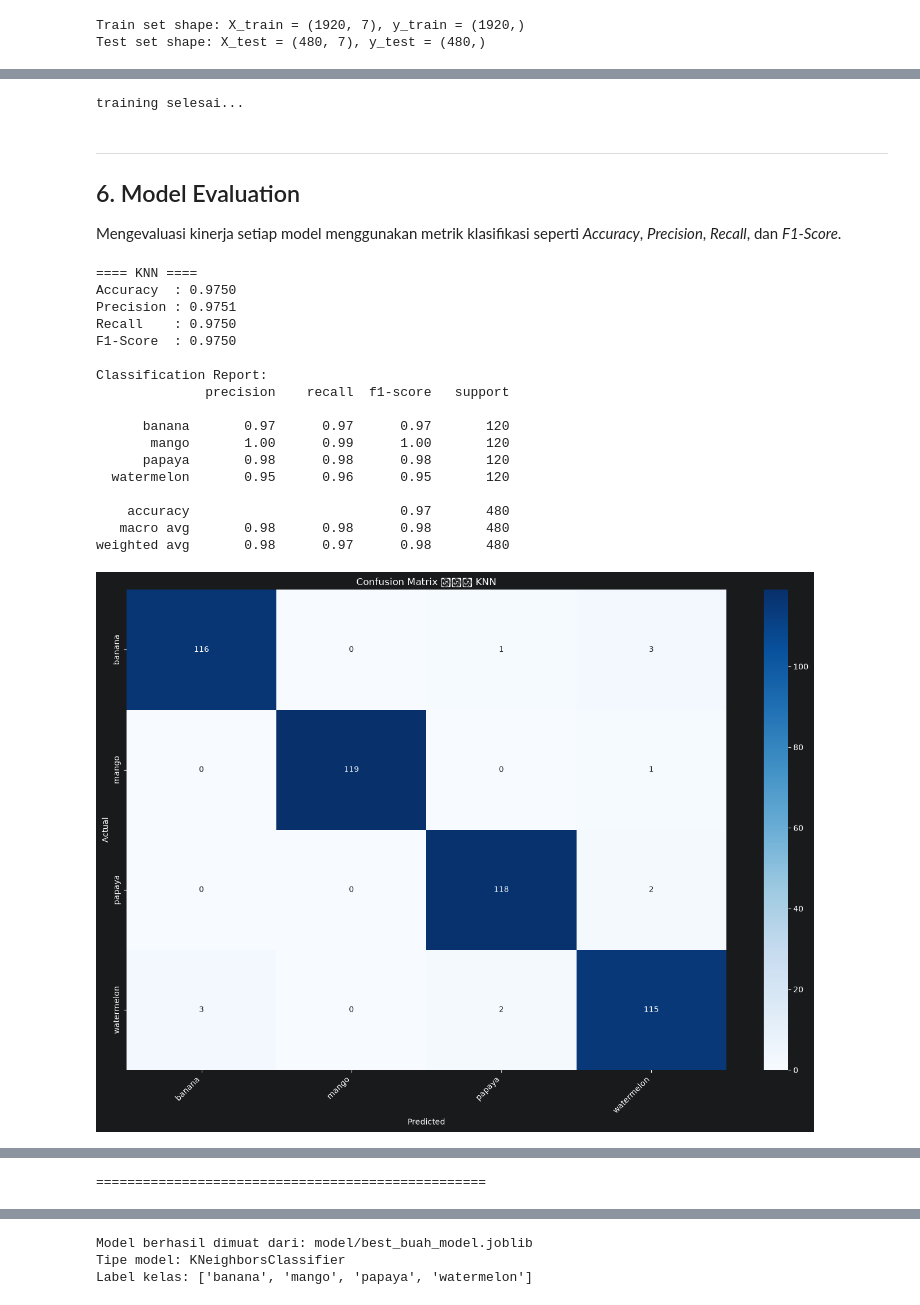
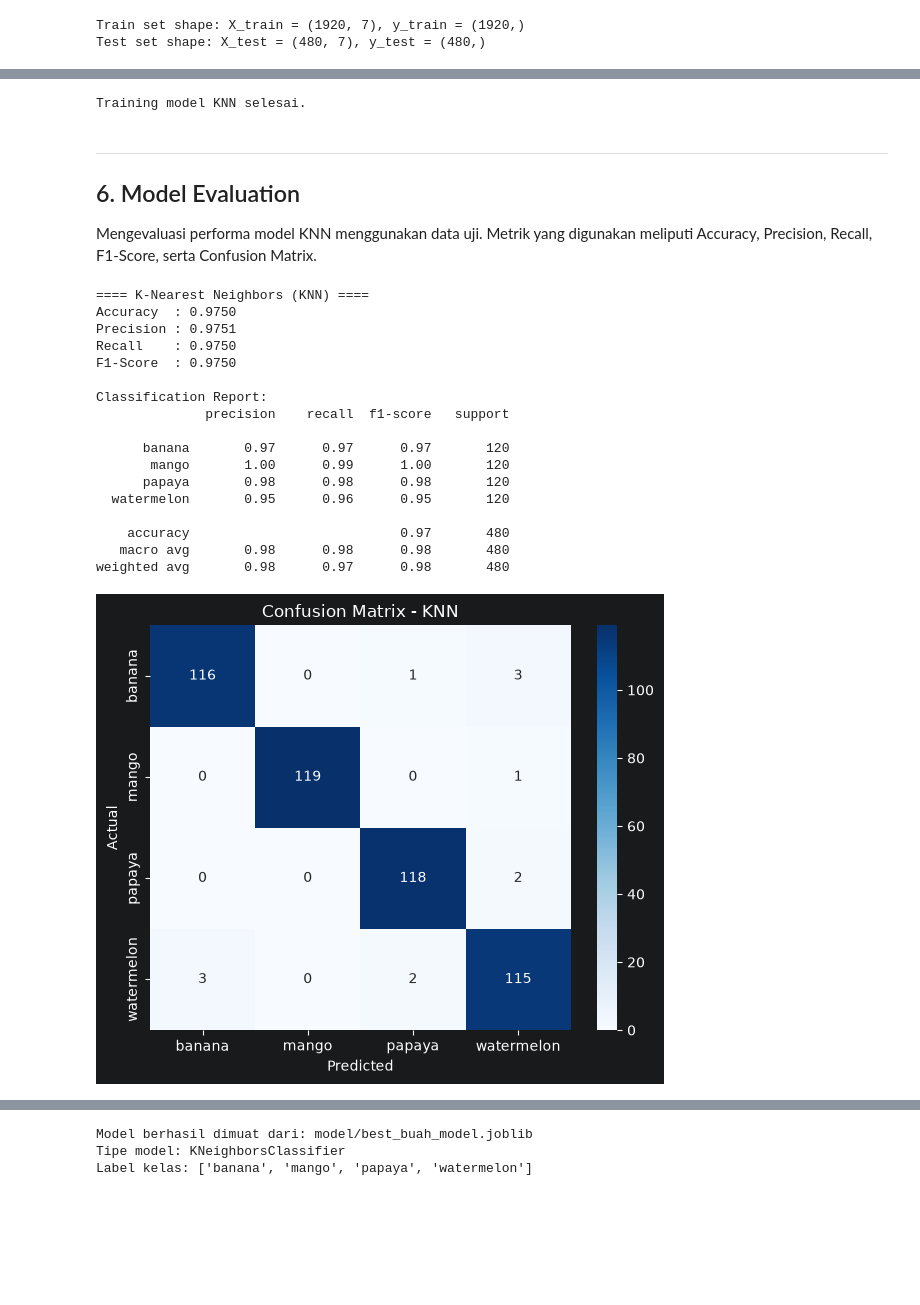
Before and after one commit to Fiyanz/mini-bootcamp-artificial-intelligence, a Jupyter notebook: notebooks/crop_buah_model.ipynb, the cells around one changed output, grey strips where cells are left out. Drawn from its saved outputs; the diff is of its cells as text; code cells hidden in the pictures; blank space fills up the shorter version.

```diff
--- a/notebooks/crop_buah_model.ipynb
+++ b/notebooks/crop_buah_model.ipynb
@@ -424,79 +416,53 @@ Melatih beberapa algoritma Machine Learning yang berbeda pada data latih. Kita a
 # %%
-knn = KNeighborsClassifier().fit(X_train, y_train)
-dt = DecisionTreeClassifier().fit(X_train, y_train)
-rf = RandomForestClassifier().fit(X_train, y_train)
-svm = SVC().fit(X_train, y_train)
-nb = GaussianNB().fit(X_train, y_train)
+knn = KNeighborsClassifier()
+knn.fit(X_train, y_train)
 
-print("training selesai...")
+print("Training model KNN selesai.")
 # %% [output]
-training selesai...
+Training model KNN selesai.
 # %% [markdown]
 ---
 ## 6. Model Evaluation
 
-Mengevaluasi kinerja setiap model menggunakan metrik klasifikasi seperti *Accuracy*, *Precision*, *Recall*, dan *F1-Score*.
+Mengevaluasi performa model KNN menggunakan data uji. Metrik yang digunakan meliputi Accuracy, Precision, Recall, F1-Score, serta Confusion Matrix.
 # %%
-from sklearn.metrics import (accuracy_score, precision_score, recall_score,
-                             f1_score, confusion_matrix, classification_report)
+label_names = label_encoder.classes_
+y_pred = knn.predict(X_test)
+cm = confusion_matrix(y_test, y_pred)
 
-def evaluate_model(name, model, X_test, y_test, label_names):
-    y_pred = model.predict(X_test)
-    cm = confusion_matrix(y_test, y_pred)
+print("==== K-Nearest Neighbors (KNN) ====")
+print(f"Accuracy  : {accuracy_score(y_test, y_pred):.4f}")
+print(f"Precision : {precision_score(y_test, y_pred, average='weighted'):.4f}")
+print(f"Recall    : {recall_score(y_test, y_pred, average='weighted'):.4f}")
+print(f"F1-Score  : {f1_score(y_test, y_pred, average='weighted'):.4f}")
+print("\nClassification Report:")
+print(classification_report(y_test, y_pred, target_names=label_names))
 
-    print(f"==== {name} ====")
-    print(f"Accuracy  : {accuracy_score(y_test, y_pred):.4f}")
-    print(f"Precision : {precision_score(y_test, y_pred, average='weighted'):.4f}")
-    print(f"Recall    : {recall_score(y_test, y_pred, average='weighted'):.4f}")
-    print(f"F1-Score  : {f1_score(y_test, y_pred, average='weighted'):.4f}")
-    print("\nClassification Report:")
-    print(classification_report(y_test, y_pred, target_names=label_names))
-
-    #Confusion Matrix
-    plt.figure(figsize=(14, 10))
-    sns.heatmap(cm, annot=True, fmt='d', cmap='Blues',
-                xticklabels=label_names, yticklabels=label_names)
-    plt.title(f'Confusion Matrix ﷿﷿﷿ {name}')
-    plt.xlabel('Predicted')
-    plt.ylabel('Actual')
-    plt.xticks(rotation=45, ha='right')
-    plt.tight_layout()
-    plt.show()
-    print("\n" + "="*50 + "\n")
-
-    return {
-        'Model': name,
-        'Accuracy': accuracy_score(y_test, y_pred),
-        'Precision': precision_score(y_test, y_pred, average='weighted'),
-        'Recall': recall_score(y_test, y_pred, average='weighted'),
-        'F1-Score': f1_score(y_test, y_pred, average='weighted'),
-    }
-
-# Jalankan semua model sekaligus
-label_names = label_encoder.classes_  #dari LabelEncoder yang udah lo fit sebelumnya
-results = []
-
-results.append(evaluate_model("KNN", knn, X_test, y_test, label_names))
-results.append(evaluate_model("Decision Tree", dt, X_test, y_test, label_names))
-results.append(evaluate_model("Random Forest", rf, X_test, y_test, label_names))
-results.append(evaluate_model("SVM", svm, X_test, y_test, label_names))
-results.append(evaluate_model("Naive Bayes", nb, X_test, y_test, label_names))
+# Confusion Matrix
+plt.figure(figsize=(6, 5))
+sns.heatmap(cm, annot=True, fmt='d', cmap='Blues',
+            xticklabels=label_names, yticklabels=label_names)
+plt.title('Confusion Matrix - KNN')
+plt.xlabel('Predicted')
+plt.ylabel('Actual')
+plt.tight_layout()
+plt.show()
 # %% [output]
-==== KNN ====
+==== K-Nearest Neighbors (KNN) ====
 Accuracy  : 0.9750
 Precision : 0.9751
 Recall    : 0.9750
 F1-Score  : 0.9750
 
 Classification Report:
               precision    recall  f1-score   support
 
       banana       0.97      0.97      0.97       120
        mango       1.00      0.99      1.00       120
       papaya       0.98      0.98      0.98       120
   watermelon       0.95      0.96      0.95       120
 
     accuracy                           0.97       480
    macro avg       0.98      0.98      0.98       480
 weighted avg       0.98      0.97      0.98       480
-[figure, old version]
+[figure, new version]
@@ -583,3 +469,2 @@ weighted avg       0.98      0.97      0.97       480
-==================================================
 # %% [markdown]
 ---
```
Also changed, not shown: parts of 17 cells of this notebook, 3 other files.
